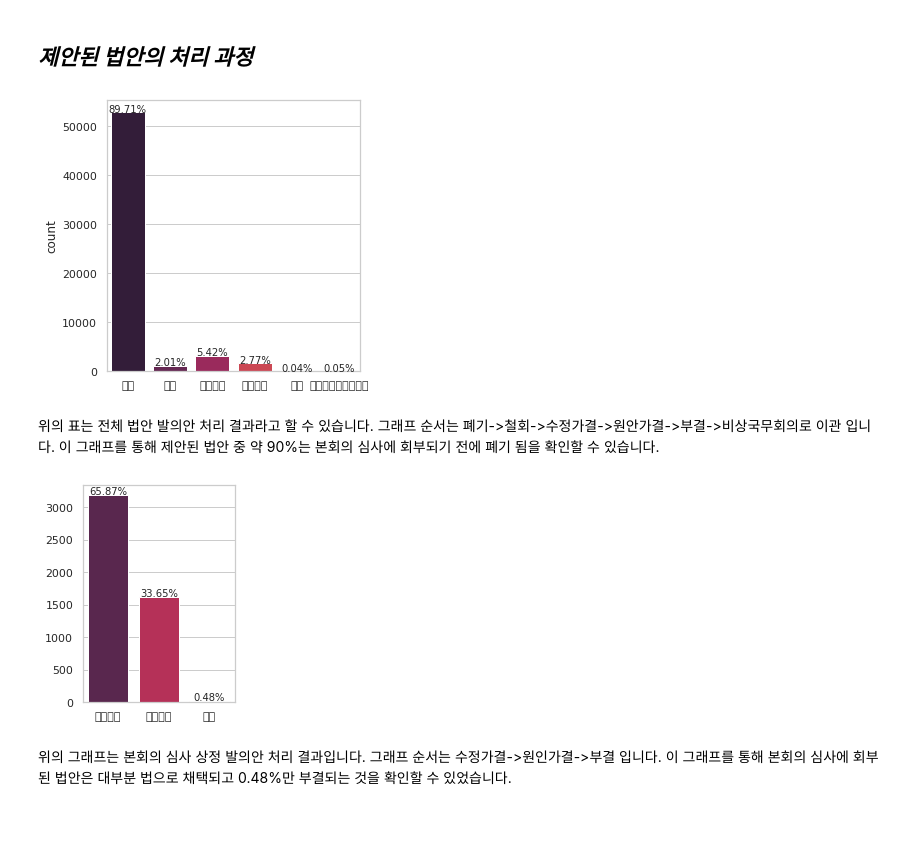
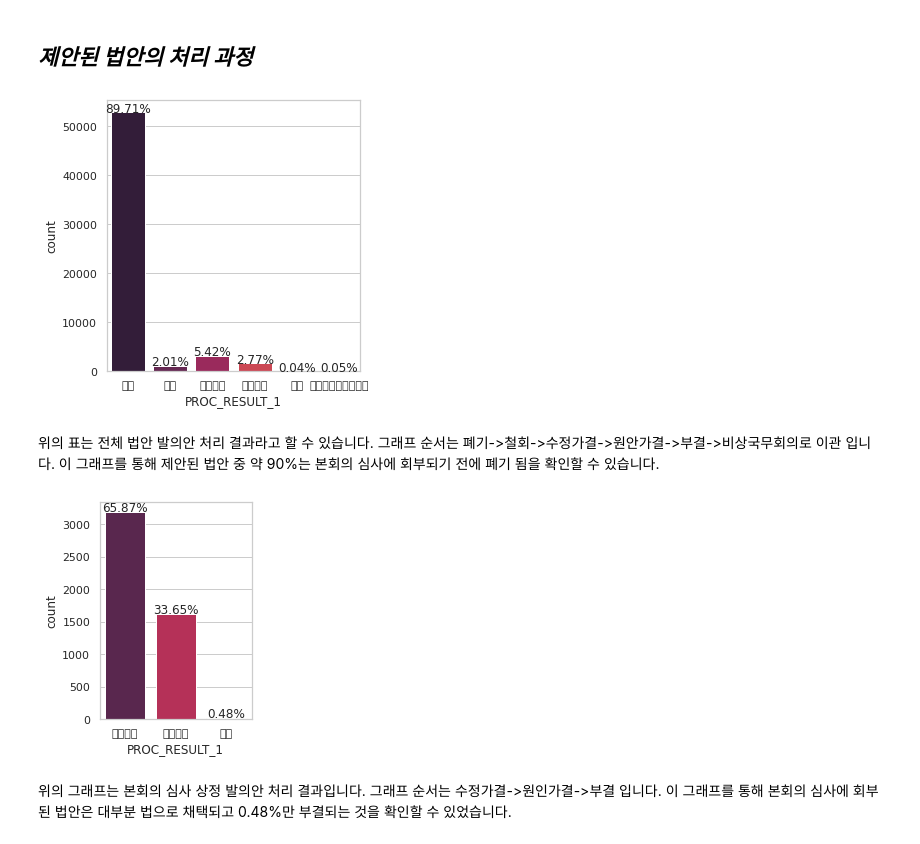
Before and after one commit to chunjunghe/stat_class, a Jupyter notebook: Mid_HW.ipynb, the cells around one changed output. Saved outputs shown, nothing was run; the diff lists cells and outputs as text; code cells hidden in the pictures.

```diff
--- a/Mid_HW.ipynb
+++ b/Mid_HW.ipynb
@@ -141,20 +132,19 @@ suggest['PROC_RESULT_1'] = suggest['PROC_RESULT'].replace({'대안반영폐기':
 # %%
 fig = plt.figure(figsize = (10, 5))
 
 plt.subplot(1,2,1)
 g = sns.countplot(data = suggest, x = 'PROC_RESULT_1', palette = 'rocket')
 
+total_amt = suggest[suggest.PROC_RESULT.notnull()==True].shape[0]
 
-plt.xlabel('')
-total_amt = suggest[suggest.PROC_RESULT.notnull()==True].shape[0]
 for bar in g.patches:
     height = bar.get_height()
     g.text(bar.get_x()+bar.get_width()/2.,
             height + 3,
             '{:1.2f}%'.format(height/total_amt * 100),
-            ha="center", fontsize=10)
+            ha="center", fontsize=12)
 # %% [output]
-[figure, old version]
+[figure, new version]
 # %% [markdown]
 위의 표는 전체 법안 발의안 처리 결과라고 할 수 있습니다.
 그래프 순서는 폐기->철회->수정가결->원안가결->부결->비상국무회의로 이관
@@ -164,17 +154,16 @@ for bar in g.patches:
 suggest_1 = suggest[(suggest.PROC_RESULT_1 != '폐기')&(suggest.PROC_RESULT_1 != '철회')&(suggest.PROC_RESULT_1 != '비상국무회의로이관')&(suggest.PROC_RESULT_1.notnull()==True)]
 plt.subplot(1,2,2)
 g1 = sns.countplot(data = suggest_1, x = 'PROC_RESULT_1', palette = 'rocket')
-plt.ylabel('')
-plt.xlabel('')
+
 total_amt = suggest_1.shape[0]
 for bar in g1.patches:
     height = bar.get_height()
     g1.text(bar.get_x()+bar.get_width()/2.,
             height + 3,
             '{:1.2f}%'.format(height/total_amt * 100),
-            ha="center", fontsize=10)
+            ha="center", fontsize=12)
 # %% [output]
-[figure, old version]
+[figure, new version]
 # %% [markdown]
 위의 그래프는 본회의 심사 상정 발의안 처리 결과입니다.
 그래프 순서는 수정가결->원인가결->부결 입니다.
```
Also changed, not shown: parts of 3 cells of this notebook.
